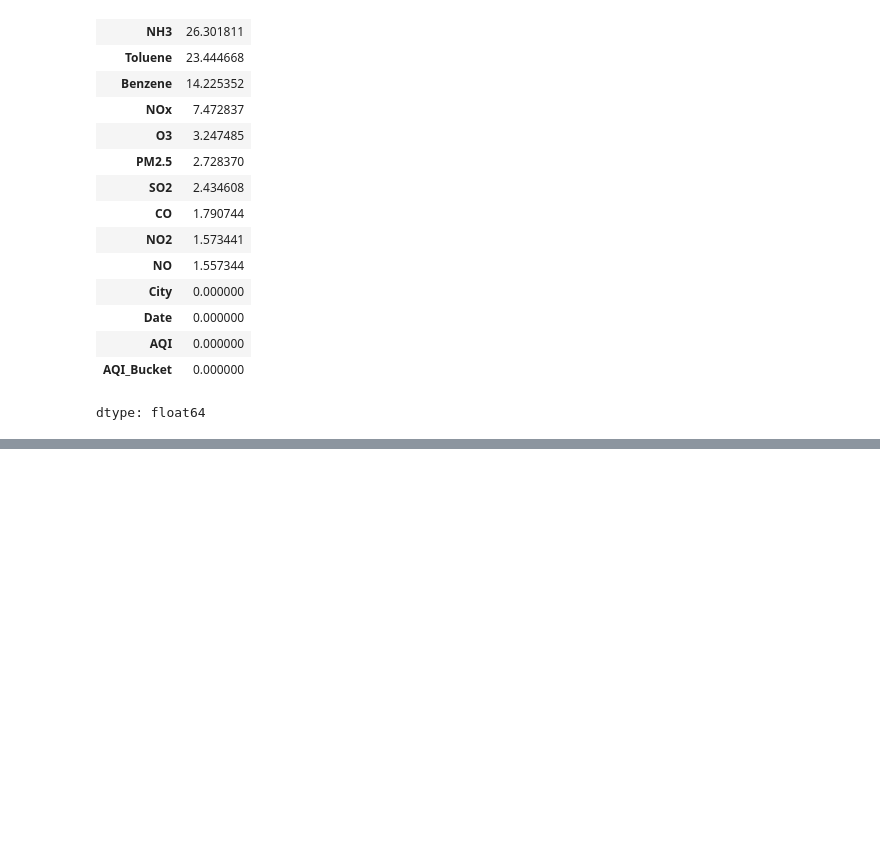
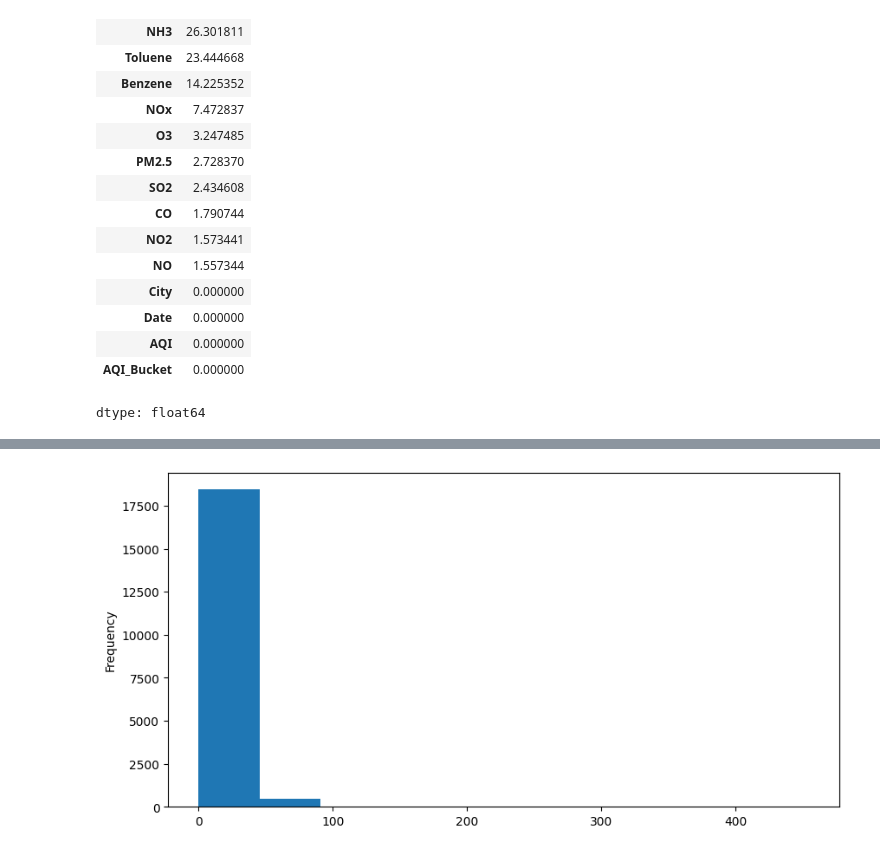
Before and after one commit to harinirekha/Air-Quality-Index-Prediction-AICTE-Cycle-4, a Jupyter notebook: Air_Quality_Index_Prediction.ipynb, the cells around one changed output, grey strips where cells are left out. Saved outputs shown, nothing was run; the diff lists cells and outputs as text; code cells hidden in the pictures; blank space fills up the shorter version.

```diff
--- a/Air_Quality_Index_Prediction.ipynb
+++ b/Air_Quality_Index_Prediction.ipynb
@@ -156,0 +179,6 @@ dtype: float64
+# %%
+df['Toluene'].plot(kind = 'hist', figsize=(10,5))
+plt.legend
+plt.show()
+# %% [output]
+[figure, added]
```
Also changed, not shown: parts of 33 cells of this notebook.
